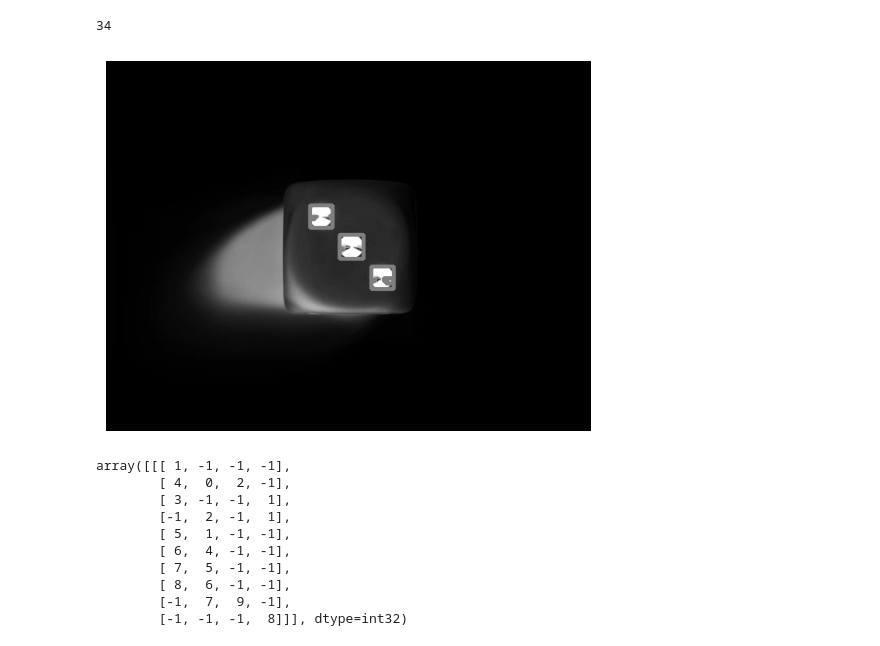
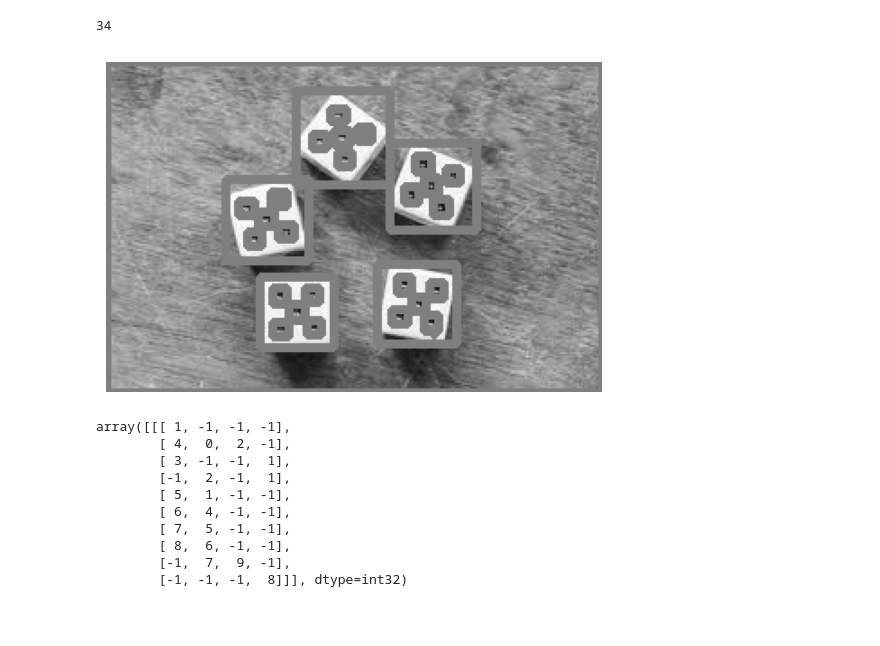
Before and after one commit to MahdiAhmadiKamal/PyLearn7-Image-Processing, a Jupyter notebook: PyLearn7-Assignment33/dice detector/object_detection_3.ipynb, the cells around one changed output. Cells and saved outputs as stored; diff of their text form; code cells hidden in the pictures; blank space fills up the shorter version.

```diff
--- a/PyLearn7-Assignment33/dice detector/object_detection_3.ipynb
+++ b/PyLearn7-Assignment33/dice detector/object_detection_3.ipynb
@@ -29,18 +29,18 @@ len(contours)
 # %% [output]
 34
 # %%
-result = img_dice_gray.copy()
+result = img_dice.copy()
 
 for contour in contours:
     # if cv2.contourArea(contour) > 100:
         x, y, w, h = cv2.boundingRect(contour)
         cv2.rectangle(result, (x, y), (x+w, y+h), (127, 127, 127), 3)
 
 plt.axis("off")
 plt.imshow(result, cmap="gray")
 plt.show()
 # %% [output]
-[figure, old version]
+[figure, new version]
 # %%
 contours, hierarchy = cv2.findContours(img_dice_gray_trsh, cv2.RETR_TREE, cv2.CHAIN_APPROX_SIMPLE)
 hierarchy
```
Also changed, not shown: 3 other files.
